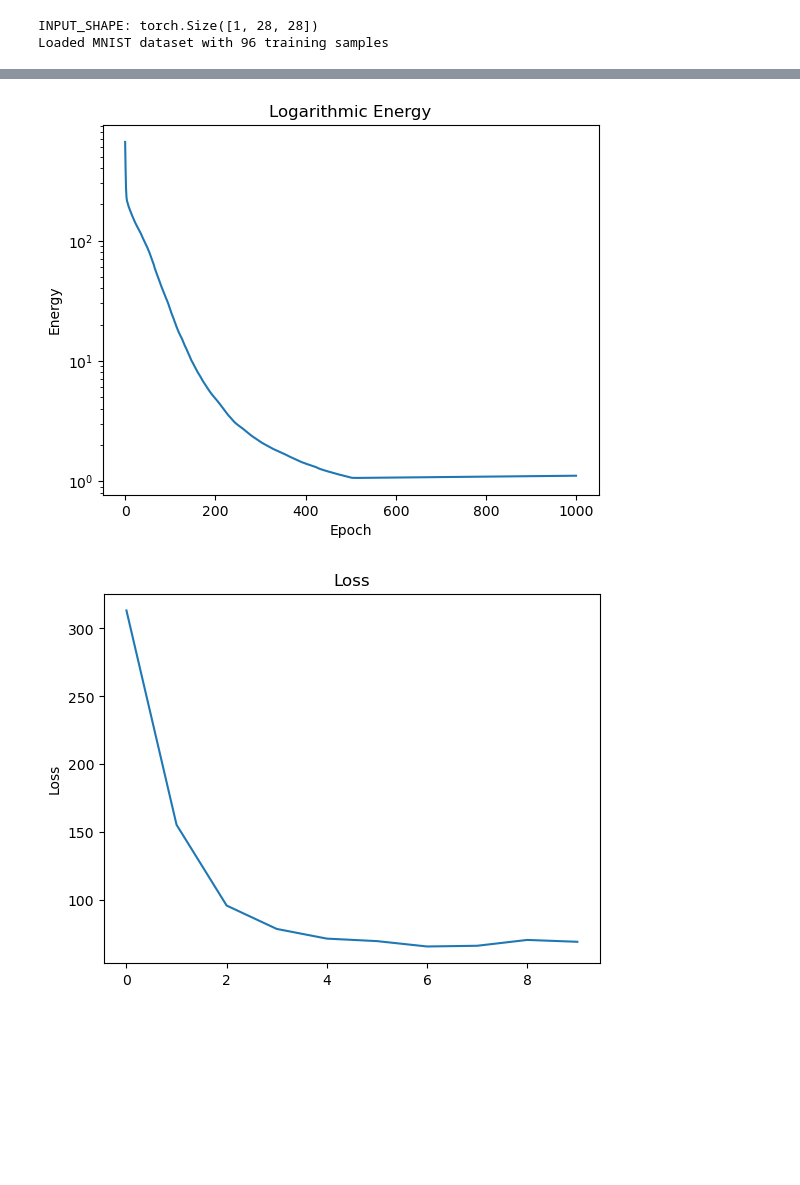
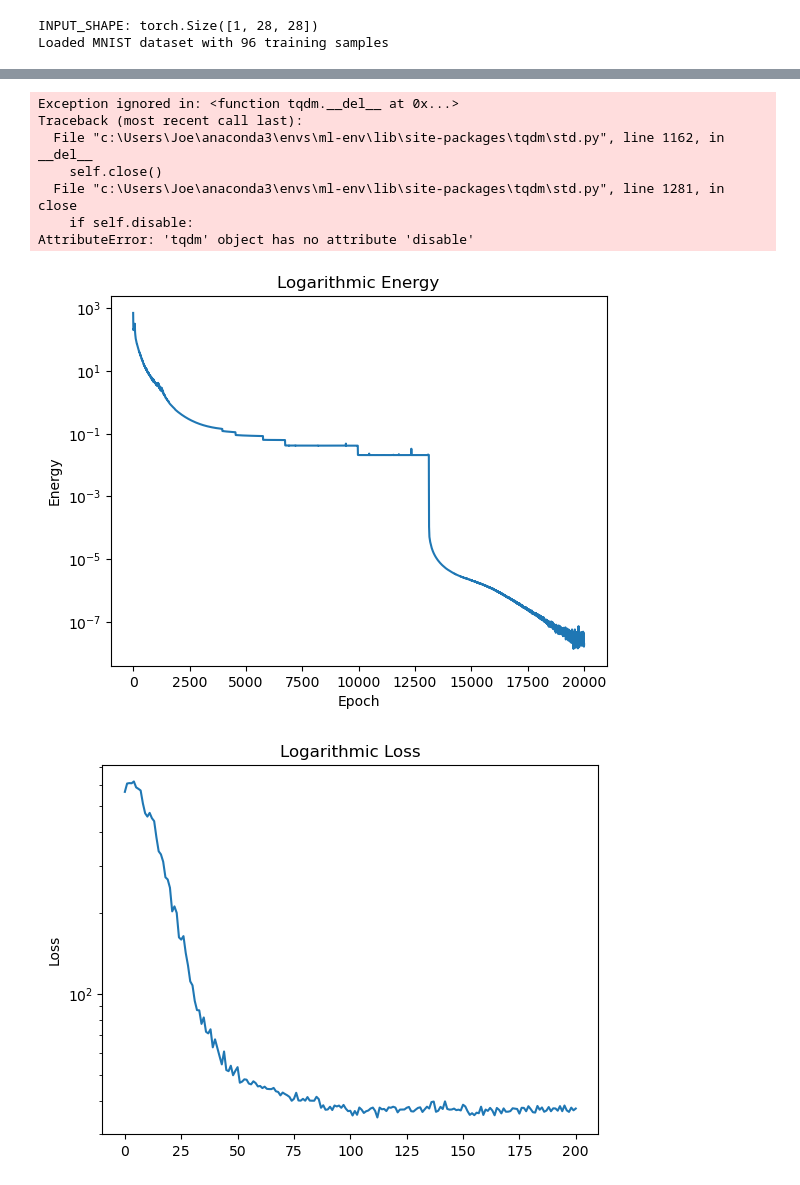
Before and after one commit to joeagriffith/hopfield-networks, a Jupyter notebook: mnist.ipynb, the cells around one changed output, grey strips where cells are left out. Saved outputs shown, nothing was run; the diff lists cells and outputs as text; code cells hidden in the pictures; blank space fills up the shorter version.

```diff
--- a/mnist.ipynb
+++ b/mnist.ipynb
@@ -63,7 +63,7 @@ plt.show()
 # %%
 # Hebbian Learning
 torch.manual_seed(42)
-model_name = "mnist_hopfield_hebbian"
+model_name = "mnist_hopfield_error"
 size = 1
 for dim in INPUT_SHAPE:
     size *= dim
@@ -73,9 +73,9 @@ actv_fn = StochasticHopfieldActivation(temperature=1.0)
 model = HopfieldNet(size, energy_fn, actv_fn, bias=True, steps=10).to(device)
 step = 0
 # %%
-LR = 8e-4
+LR = 4e-4
 BATCH_SIZE=32 # 8000 * DATA_RATIO seems effective
-epochs = 3000
+epochs = 20000
 optimiser = optim.AdamW(model.parameters(), lr=LR)
 scheduler = ReduceLROnPlateau(optimiser, mode='min', min_lr=3e-9, factor=0.75, patience=150, verbose=True)
 energy, loss, step = train_denoise(model,
@@ -90,8 +90,8 @@ energy, loss, step = train_denoise(model,
                              batch_size=BATCH_SIZE,
                              model_dir='models/weights',
                              save_model=False,
-                             untrain_after=500,
-                             untrain_const=1.0,
+                             untrain_after=10,
+                             untrain_const=10.0,
                              validate_every=100,
                              device=device)
 # %%
@@ -101,19 +101,27 @@ Final energy: 0.08991169184446335 - Final loss: 42.55555725097656
 # %%
 # plot energy over epochs
 plt.plot(energy)
 plt.yscale("log")
 plt.title("Logarithmic Energy")
 plt.xlabel("Epoch")
 plt.ylabel("Energy")
 plt.show()
 
 plt.plot(loss)
-plt.title("Loss")
+plt.yscale("log")
+plt.title("Logarithmic Loss")
 plt.ylabel("Loss")
 plt.show()
 # %% [output]
+Exception ignored in: <function tqdm.__del__ at 0x...>
+Traceback (most recent call last):
+  File "c:\Users\Joe\anaconda3\envs\ml-env\lib\site-packages\tqdm\std.py", line 1162, in __del__
+    self.close()
+  File "c:\Users\Joe\anaconda3\envs\ml-env\lib\site-packages\tqdm\std.py", line 1281, in close
+    if self.disable:
+AttributeError: 'tqdm' object has no attribute 'disable'
-[figure, old version]
+[figure, new version]
-[figure, old version]
+[figure, new version]
 # %%
 # Show 4 examples of original, masked and reconstructed images, with extra spacing between subplots
 steps = (1, 2, 3)
```
Also changed, not shown: parts of 3 cells of this notebook, 1 other file.
